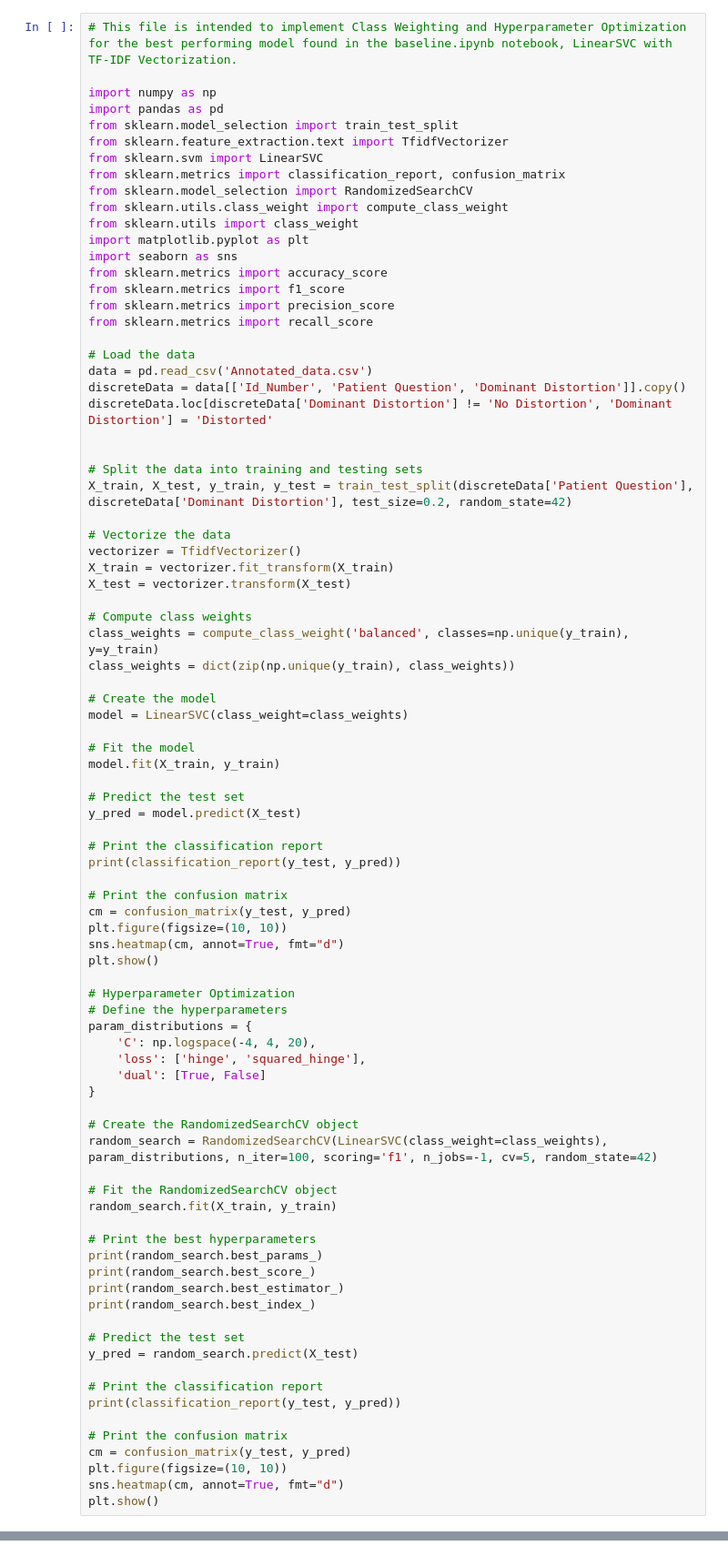
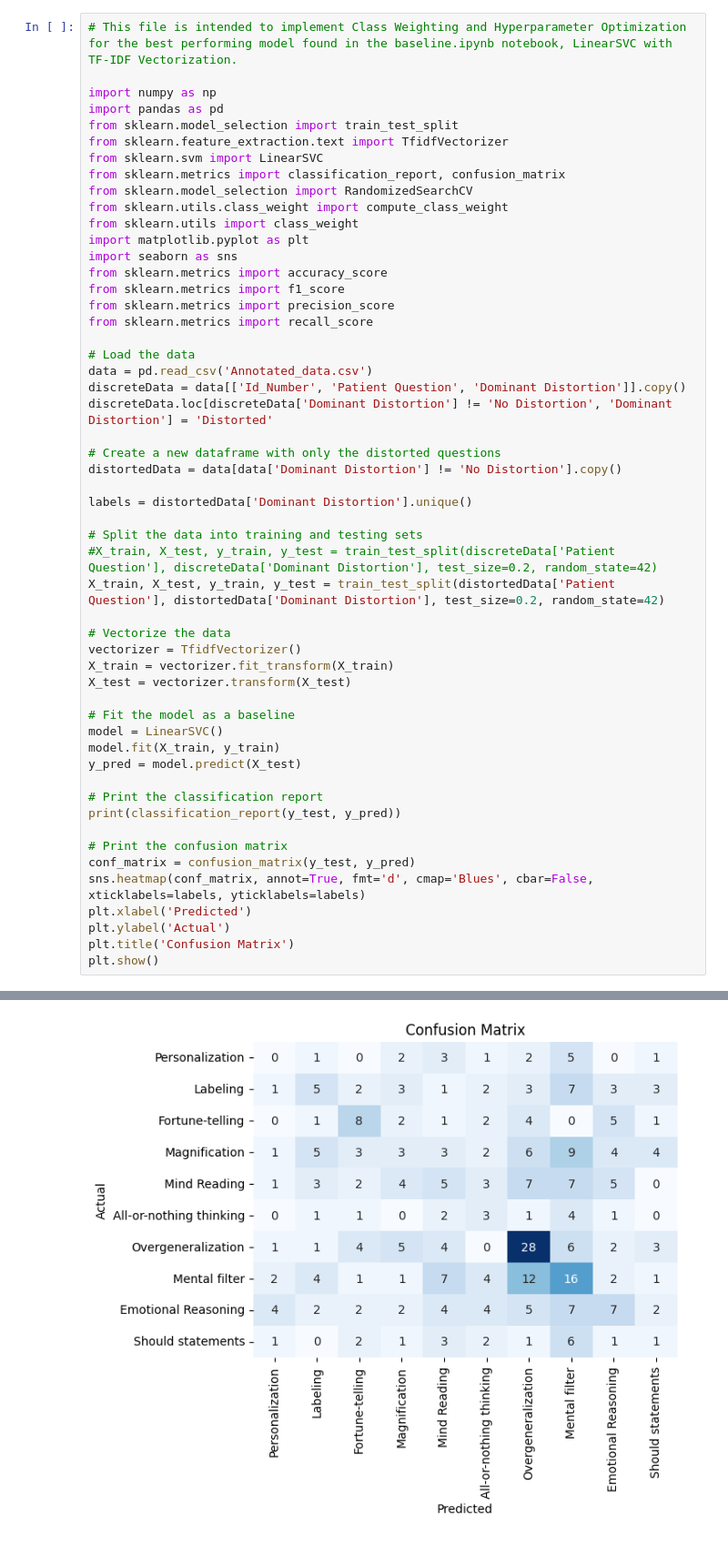
Before and after one commit to cmulholla/QUEST-Distortions, a Jupyter notebook: optimization.ipynb, the cells around one changed output, grey strips where cells are left out. Shown: that part at 91% size. Cells and saved outputs as stored; diff of their text form.

Commit message:
quest 2

```diff
--- a/optimization.ipynb
+++ b/optimization.ipynb
@@ -22,66 +22,33 @@ data = pd.read_csv('Annotated_data.csv')
 discreteData = data[['Id_Number', 'Patient Question', 'Dominant Distortion']].copy()
 discreteData.loc[discreteData['Dominant Distortion'] != 'No Distortion', 'Dominant Distortion'] = 'Distorted'
 
+# Create a new dataframe with only the distorted questions
+distortedData = data[data['Dominant Distortion'] != 'No Distortion'].copy()
+
+labels = distortedData['Dominant Distortion'].unique()
 
 # Split the data into training and testing sets
-X_train, X_test, y_train, y_test = train_test_split(discreteData['Patient Question'], discreteData['Dominant Distortion'], test_size=0.2, random_state=42)
+#X_train, X_test, y_train, y_test = train_test_split(discreteData['Patient Question'], discreteData['Dominant Distortion'], test_size=0.2, random_state=42)
+X_train, X_test, y_train, y_test = train_test_split(distortedData['Patient Question'], distortedData['Dominant Distortion'], test_size=0.2, random_state=42)
 
 # Vectorize the data
 vectorizer = TfidfVectorizer()
 X_train = vectorizer.fit_transform(X_train)
 X_test = vectorizer.transform(X_test)
 
-# Compute class weights
-class_weights = compute_class_weight('balanced', classes=np.unique(y_train), y=y_train)
-class_weights = dict(zip(np.unique(y_train), class_weights))
-
-# Create the model
-model = LinearSVC(class_weight=class_weights)
-
-# Fit the model
+# Fit the model as a baseline
+model = LinearSVC()
 model.fit(X_train, y_train)
-
-# Predict the test set
 y_pred = model.predict(X_test)
 
 # Print the classification report
 print(classification_report(y_test, y_pred))
 
 # Print the confusion matrix
-cm = confusion_matrix(y_test, y_pred)
-plt.figure(figsize=(10, 10))
-sns.heatmap(cm, annot=True, fmt="d")
+conf_matrix = confusion_matrix(y_test, y_pred)
+sns.heatmap(conf_matrix, annot=True, fmt='d', cmap='Blues', cbar=False, xticklabels=labels, yticklabels=labels)
+plt.xlabel('Predicted')
+plt.ylabel('Actual')
+plt.title('Confusion Matrix')
 plt.show()
-
-# Hyperparameter Optimization
-# Define the hyperparameters
-param_distributions = {
-    'C': np.logspace(-4, 4, 20),
-    'loss': ['hinge', 'squared_hinge'],
-    'dual': [True, False]
-}
-
-# Create the RandomizedSearchCV object
-random_search = RandomizedSearchCV(LinearSVC(class_weight=class_weights), param_distributions, n_iter=100, scoring='f1', n_jobs=-1, cv=5, random_state=42)
-
-# Fit the RandomizedSearchCV object
-random_search.fit(X_train, y_train)
-
-# Print the best hyperparameters
-print(random_search.best_params_)
-print(random_search.best_score_)
-print(random_search.best_estimator_)
-print(random_search.best_index_)
-
-# Predict the test set
-y_pred = random_search.predict(X_test)
-
-# Print the classification report
-print(classification_report(y_test, y_pred))
-
-# Print the confusion matrix
-cm = confusion_matrix(y_test, y_pred)
-plt.figure(figsize=(10, 10))
-sns.heatmap(cm, annot=True, fmt="d")
-plt.show()
 # %% [output]
@@ -88,0 +71 @@ TypeError: compute_class_weight() takes 1 positional argument but 3 were given
+[figure, added]
```
Also changed, not shown: parts of 3 cells of this notebook, 2 other files.
